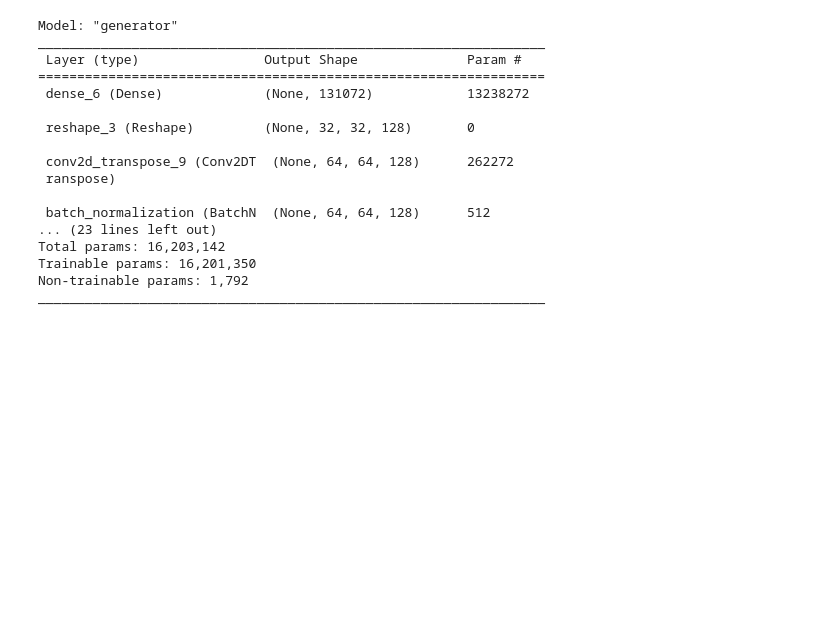
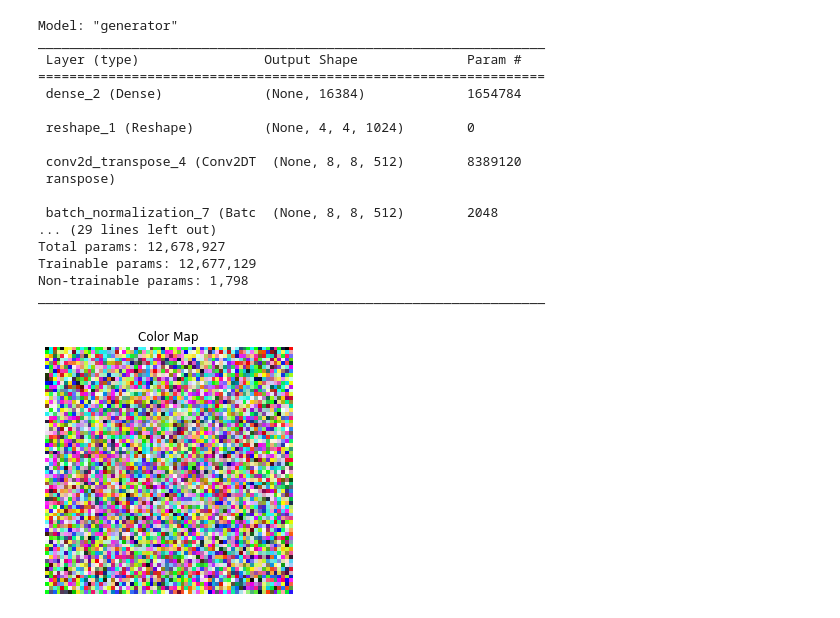
Before and after one commit to marius-se/duet-pbr-gan, a Jupyter notebook: DuetGAN.ipynb, the cells around one changed output. Saved outputs shown, nothing was run; the diff lists cells and outputs as text; code cells hidden in the pictures; blank space fills up the shorter version.

```diff
--- a/DuetGAN.ipynb
+++ b/DuetGAN.ipynb
@@ -146,18 +168,21 @@ latent_dim = 100
 generator = keras.Sequential(
     [
         keras.Input(shape=(latent_dim,)),
-        layers.Dense(32*32*128),
-        layers.Reshape((32,32,128)),
-        layers.Conv2DTranspose(128, kernel_size=4, strides=2, padding="same"),
+        layers.Dense(4*4*1024),
+        layers.Reshape((4,4,1024)),
+        layers.Conv2DTranspose(512, kernel_size=4, strides=2, padding="same"),
         layers.BatchNormalization(),
         layers.LeakyReLU(alpha=0.2),
         layers.Conv2DTranspose(256, kernel_size=4, strides=2, padding="same"),
         layers.BatchNormalization(),
         layers.LeakyReLU(alpha=0.2),
-        layers.Conv2DTranspose(512, kernel_size=4, strides=2, padding="same"),
+        layers.Conv2DTranspose(128, kernel_size=4, strides=2, padding="same"),
         layers.BatchNormalization(),
         layers.LeakyReLU(alpha=0.2),
-        layers.Conv2D(get_number_of_channels(), kernel_size=5, padding="same", activation="sigmoid")
+        # layers.Conv2D(get_number_of_channels(), kernel_size=5, padding="same", activation="sigmoid")
+        layers.Conv2DTranspose(get_number_of_channels(), kernel_size=5, strides=2, padding="same"),
+        layers.BatchNormalization(),
+        layers.LeakyReLU(alpha=0.2),
     ],
     name="generator"
 )
@@ -167,19 +192,28 @@ Model: "generator"
 _________________________________________________________________
  Layer (type)                Output Shape              Param #
 =================================================================
- dense_6 (Dense)             (None, 131072)            13238272
+ dense_2 (Dense)             (None, 16384)             1654784
 
- reshape_3 (Reshape)         (None, 32, 32, 128)       0
+ reshape_1 (Reshape)         (None, 4, 4, 1024)        0
 
- conv2d_transpose_9 (Conv2DT  (None, 64, 64, 128)      262272
+ conv2d_transpose_4 (Conv2DT  (None, 8, 8, 512)        8389120
  ranspose)
 
- batch_normalization (BatchN  (None, 64, 64, 128)      512
-... (23 lines left out)
-Total params: 16,203,142
-Trainable params: 16,201,350
-Non-trainable params: 1,792
+ batch_normalization_7 (Batc  (None, 8, 8, 512)        2048
+... (29 lines left out)
+Total params: 12,678,927
+Trainable params: 12,677,129
+Non-trainable params: 1,798
 _________________________________________________________________
+# %%
+noise = tf.random.normal([1, latent_dim])
+generated_image = generator(noise, training=False)
+generated_image *= 255
+generated_image = generated_image.numpy()
+
+plot_sample(generated_image, 0)
+# %% [output]
+[figure, added]
 # %%
 class GAN(keras.Model):
     def __init__(self, discriminator, generator, latent_dim):
```
Also changed, not shown: parts of 9 cells of this notebook.
